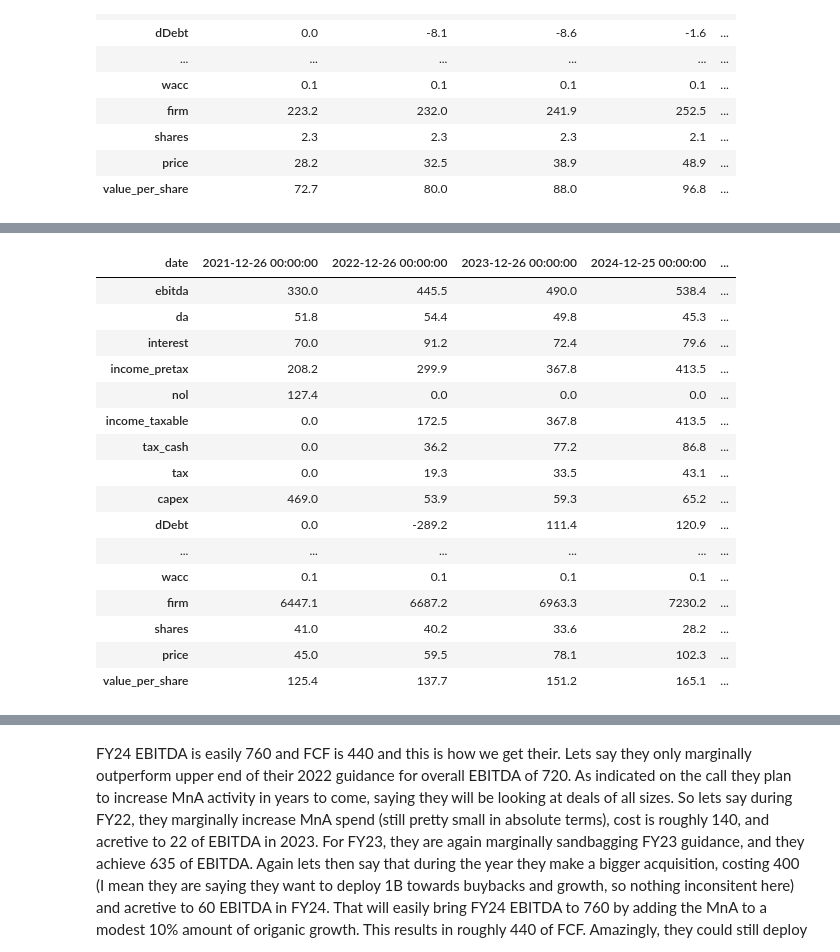
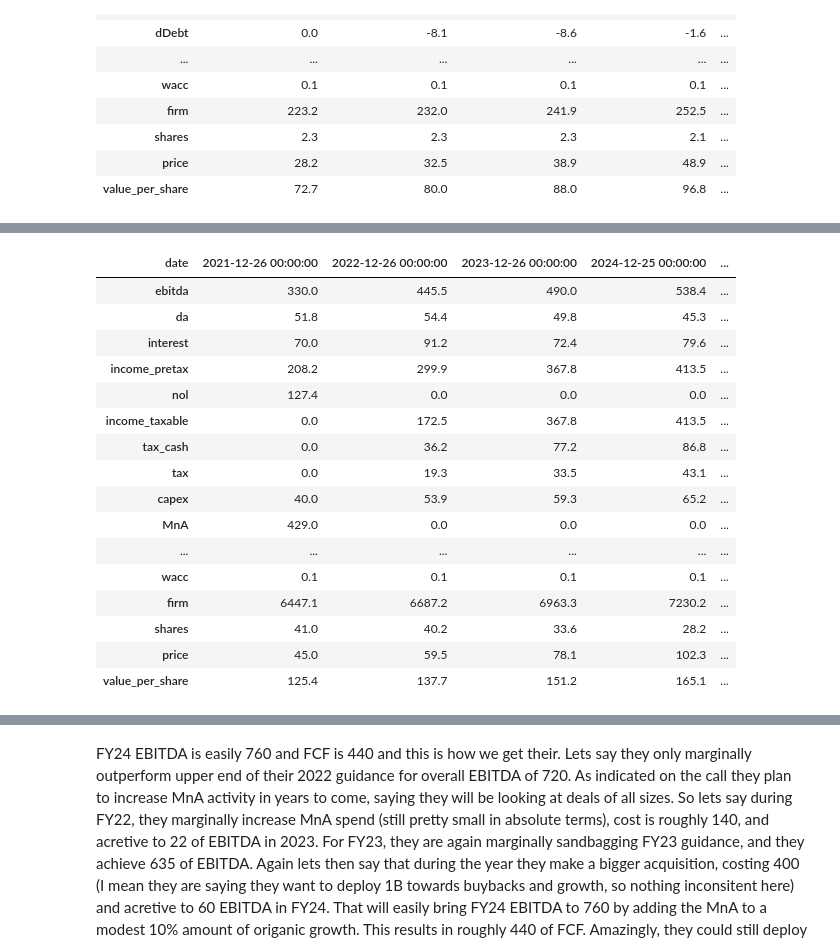
Before and after one commit to mtlr05/finagle, a Jupyter notebook: Valuation notebook.ipynb, the cells around one changed output, grey strips where cells are left out. Cells and saved outputs as stored; diff of their text form; code cells hidden in the pictures.

Commit message:
corrected conditional in fcf_to_acquire

```diff
--- a/Valuation notebook.ipynb
+++ b/Valuation notebook.ipynb
@@ -608,7 +613,8 @@ FRG.display_fin()
 # %%
 #FRG
 #full ebitda based calculation, using forecast_ebitda() and load_data() method
-#
+#includes fcf_to_acquire()
+#pv=125.4
 
 #initializers
 rd = 0.065
@@ -650,7 +656,7 @@ FRG = cmp.company(ticker = 'FRG',rd = rd,re = re,t = t,shares = shares,gt = gt,r
 FRG.forecast_ebitda(330,[0.15,0.1,0.1,0.1,0.1], financials)
 FRG.load_financials(financials = financials.copy())
 FRG.fcf_from_ebitda()
-FRG.fcf_to_acquire(year_a = 0, ebitda_frac = 0.2, multiple = 6.5, leverage = 5, gnext = 0.1, cap_frac = 0.12)
+FRG.fcf_to_acquire(adjust_cash = True, year_a = 0, ebitda_frac = 0.2, multiple = 6.5, leverage = 5, gnext = 0.1, cap_frac = 0.12)
 FRG.fcf_to_debt(leverage=2.5)
 FRG.fcf_to_buyback(price=45,dp = 'proportional')
 FRG.value()
@@ -677,14 +683,14 @@ See the caveats in the documentation: http://pandas.pydata.org/pandas-docs/stabl
 | date | 2021-12-26 00:00:00 | 2022-12-26 00:00:00 | 2023-12-26 00:00:00 | 2024-12-25 00:00:00 | ... |
 | ebitda | 330.0 | 445.5 | 490.0 | 538.4 | ... |
 | da | 51.8 | 54.4 | 49.8 | 45.3 | ... |
 | interest | 70.0 | 91.2 | 72.4 | 79.6 | ... |
 | income_pretax | 208.2 | 299.9 | 367.8 | 413.5 | ... |
 | nol | 127.4 | 0.0 | 0.0 | 0.0 | ... |
 | income_taxable | 0.0 | 172.5 | 367.8 | 413.5 | ... |
 | tax_cash | 0.0 | 36.2 | 77.2 | 86.8 | ... |
 | tax | 0.0 | 19.3 | 33.5 | 43.1 | ... |
-| capex | 469.0 | 53.9 | 59.3 | 65.2 | ... |
-| dDebt | 0.0 | -289.2 | 111.4 | 120.9 | ... |
+| capex | 40.0 | 53.9 | 59.3 | 65.2 | ... |
+| MnA | 429.0 | 0.0 | 0.0 | 0.0 | ... |
 | ... | ... | ... | ... | ... | ... |
 | wacc | 0.1 | 0.1 | 0.1 | 0.1 | ... |
 | firm | 6447.1 | 6687.2 | 6963.3 | 7230.2 | ... |
```
Also changed, not shown: parts of 10 cells of this notebook, 1 other file.
